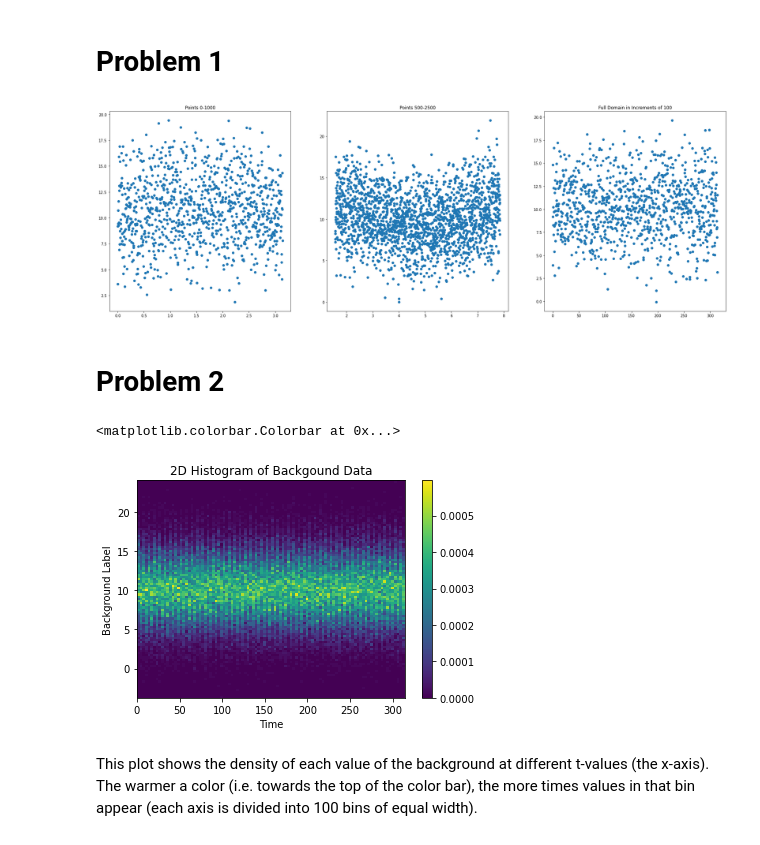
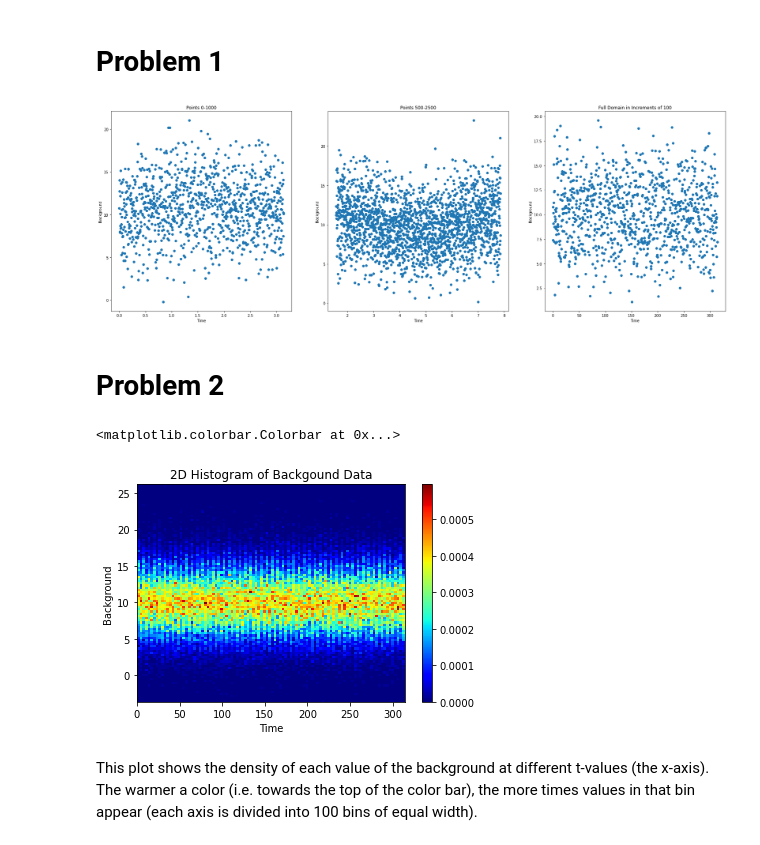
Before and after one commit to jarods00/PHYS434, a Jupyter notebook: HW/PHYS 434 HW 4.ipynb, the cells around one changed output. Saved outputs shown, nothing was run; the diff lists cells and outputs as text; code cells hidden in the pictures.

```diff
--- a/HW/PHYS 434 HW 4.ipynb
+++ b/HW/PHYS 434 HW 4.ipynb
@@ -19,27 +19,33 @@ def custom_plot(start, num_points, step, plot_num):
 
 
 ax[0].set_title("Points 0-1000")
+ax[0].set_xlabel("Time")
+ax[0].set_ylabel("Background")
 ax[1].set_title("Points 500-2500")
+ax[1].set_xlabel("Time")
+ax[1].set_ylabel("Background")
 ax[2].set_title("Full Domain in Increments of 100")
+ax[2].set_xlabel("Time")
+ax[2].set_ylabel("Background")
 
 custom_plot(0, 1000, 1, 0)
 custom_plot(500, 2000, 1, 1)
 custom_plot(0, len(t), 100, 2)
 # %% [output]
-[figure, old version]
+[figure, new version]
 # %% [markdown]
 # Problem 2
 # %%
 fig, ax = plt.subplots(1, 1)
 
-g = ax.hist2d(t, bkgd, bins = 100, density = True)
+g = ax.hist2d(t, bkgd, bins = 100, density = True, cmap = plt.cm.jet)
 ax.set_title("2D Histogram of Backgound Data")
 ax.set_xlabel("Time")
-ax.set_ylabel("Background Label")
+ax.set_ylabel("Background")
 fig.colorbar(g[3], ax = ax)
 # %% [output]
 <matplotlib.colorbar.Colorbar at 0x...>
-[figure, old version]
+[figure, new version]
 # %% [markdown]
 This plot shows the density of each value of the background at different t-values (the x-axis). The warmer a color (i.e. towards the top of the color bar), the more times values in that bin appear (each axis is divided into 100 bins of equal width).
 # %% [markdown]
```
Also changed, not shown: parts of 1 cell of this notebook.
